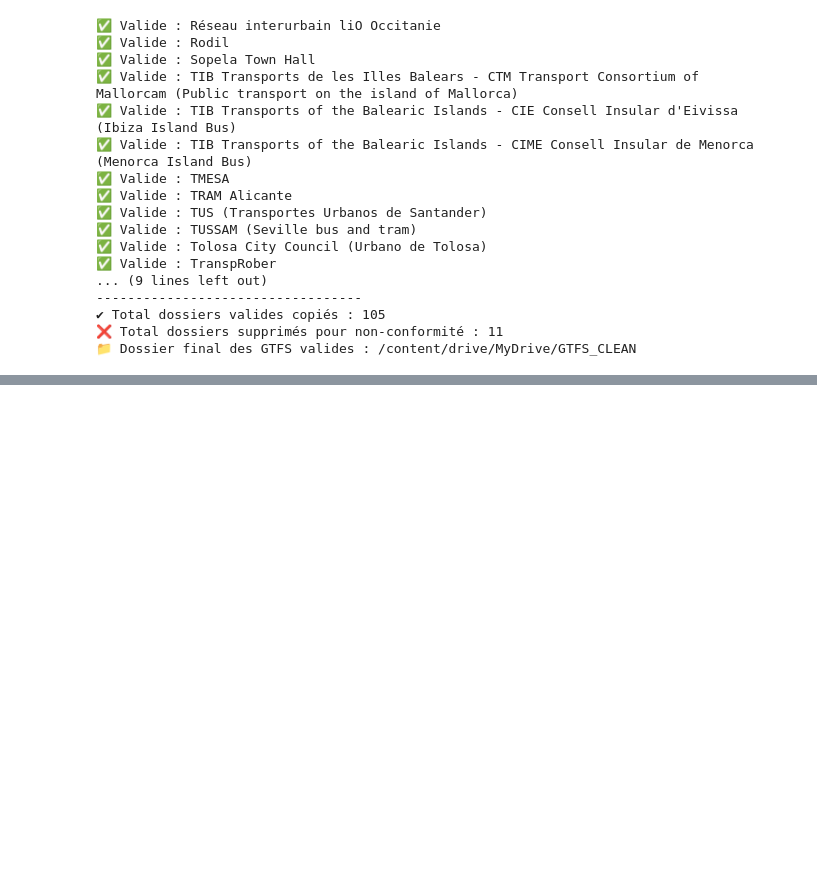
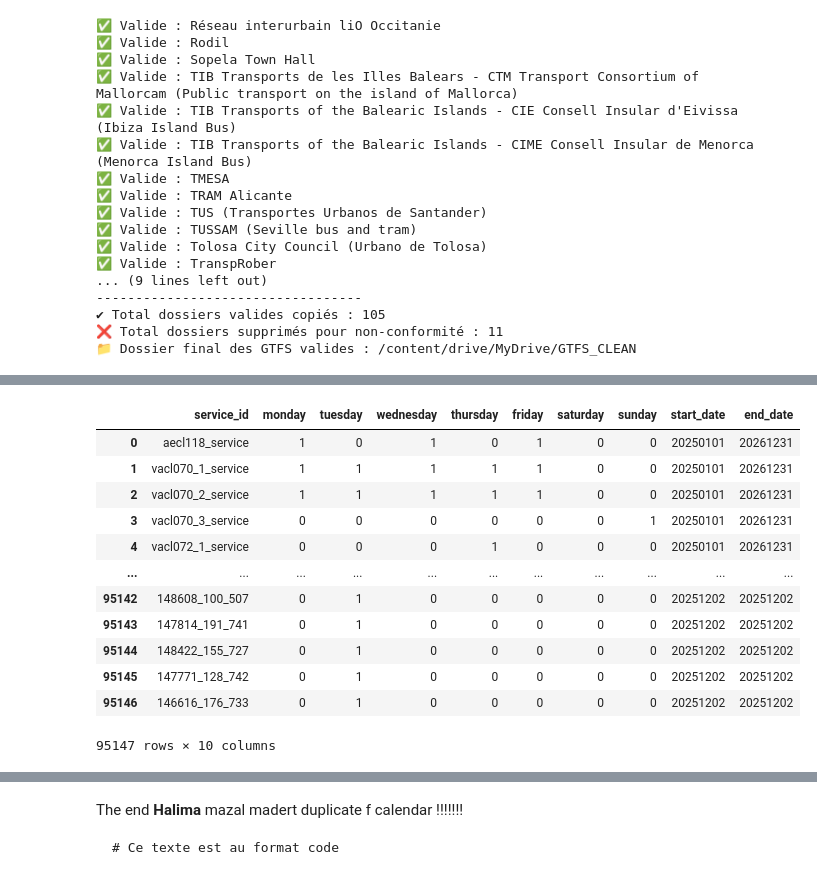
Before and after one commit to 12halima/Transport_Recommander, a Jupyter notebook: notebooks/01_load_gtfs.ipynb, the cells around one changed output, grey strips where cells are left out. Drawn from its saved outputs; the diff is of its cells as text; code cells hidden in the pictures; blank space fills up the shorter version.

````diff
--- a/notebooks/01_load_gtfs.ipynb
+++ b/notebooks/01_load_gtfs.ipynb
@@ -245,0 +1401,48 @@ print(f"📁 Dossier final des GTFS valides : {TARGET_DIR}")
+# %%
+import os
+import pandas as pd
+
+def load_all_calendar(root_folder):
+    """
+    Parcourt tous les sous-dossiers, lit les fichiers calendar_clean.txt
+    et les concatène dans un seul DataFrame.
+    """
+    all_dfs = []
+
+    for dirpath, _, filenames in os.walk(root_folder):
+        if "calendar_clean.txt" in filenames:
+            file_path = os.path.join(dirpath, "calendar_clean.txt")
+            try:
+                df = pd.read_csv(file_path, dtype=str, encoding="utf-8")
+                all_dfs.append(df)
+            except Exception as e:
+                print(f"Erreur lecture {file_path}: {e}")
+
+    if not all_dfs:
+        print("Aucun fichier calendar_clean.txt trouvé.")
+        return pd.DataFrame()  # DataFrame vide
+
+    # Concaténation
+    global_df = pd.concat(all_dfs, ignore_index=True)
+    return global_df
+
+# Exécution
+root_folder = "/content/drive/MyDrive/GTFS_CLEAN"
+calendar_df = load_all_calendar(root_folder)
+
+# Affichage du DataFrame
+calendar_df
+# %% [output]
+|  | service_id | monday | tuesday | wednesday | thursday | friday | saturday | sunday | start_date | end_date |
+| 0 | aecl118_service | 1 | 0 | 1 | 0 | 1 | 0 | 0 | 20250101 | 20261231 |
+| 1 | vacl070_1_service | 1 | 1 | 1 | 1 | 1 | 0 | 0 | 20250101 | 20261231 |
+| 2 | vacl070_2_service | 1 | 1 | 1 | 1 | 1 | 0 | 0 | 20250101 | 20261231 |
+| 3 | vacl070_3_service | 0 | 0 | 0 | 0 | 0 | 0 | 1 | 20250101 | 20261231 |
+| 4 | vacl072_1_service | 0 | 0 | 0 | 1 | 0 | 0 | 0 | 20250101 | 20261231 |
+| ... | ... | ... | ... | ... | ... | ... | ... | ... | ... | ... |
+| 95142 | 148608_100_507 | 0 | 1 | 0 | 0 | 0 | 0 | 0 | 20251202 | 20251202 |
+| 95143 | 147814_191_741 | 0 | 1 | 0 | 0 | 0 | 0 | 0 | 20251202 | 20251202 |
+| 95144 | 148422_155_727 | 0 | 1 | 0 | 0 | 0 | 0 | 0 | 20251202 | 20251202 |
+| 95145 | 147771_128_742 | 0 | 1 | 0 | 0 | 0 | 0 | 0 | 20251202 | 20251202 |
+| 95146 | 146616_176_733 | 0 | 1 | 0 | 0 | 0 | 0 | 0 | 20251202 | 20251202 |
+95147 rows × 10 columns
@@ -245,0 +1450,7 @@ print(f"📁 Dossier final des GTFS valides : {TARGET_DIR}")
+# %% [markdown]
+The end **Halima**  mazal madert duplicate f calendar !!!!!!!
+
+
+```
+# Ce texte est au format code
+```
````
Also changed, not shown: parts of 20 cells of this notebook.
